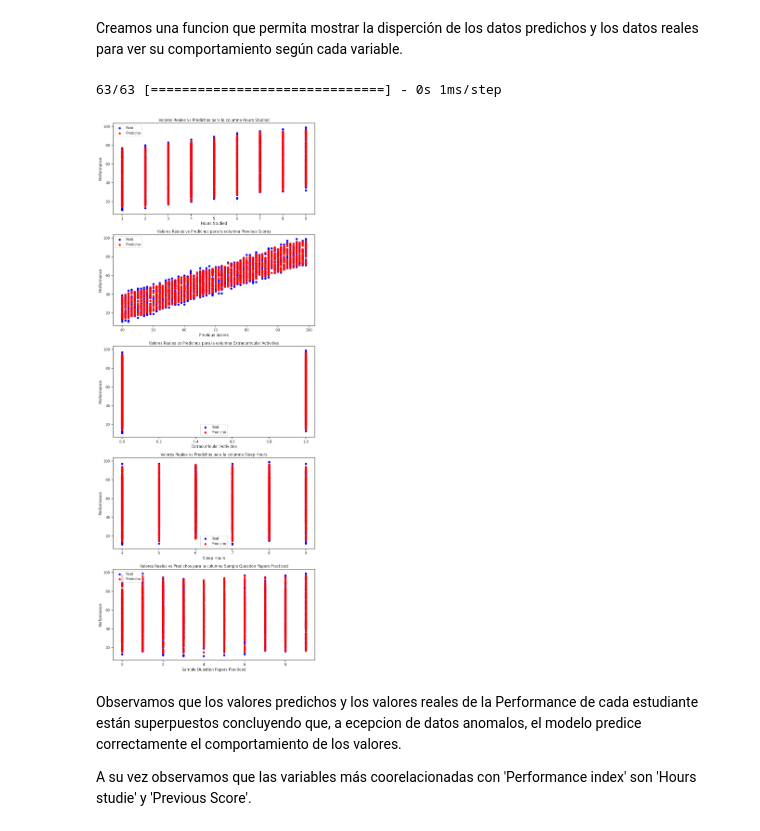
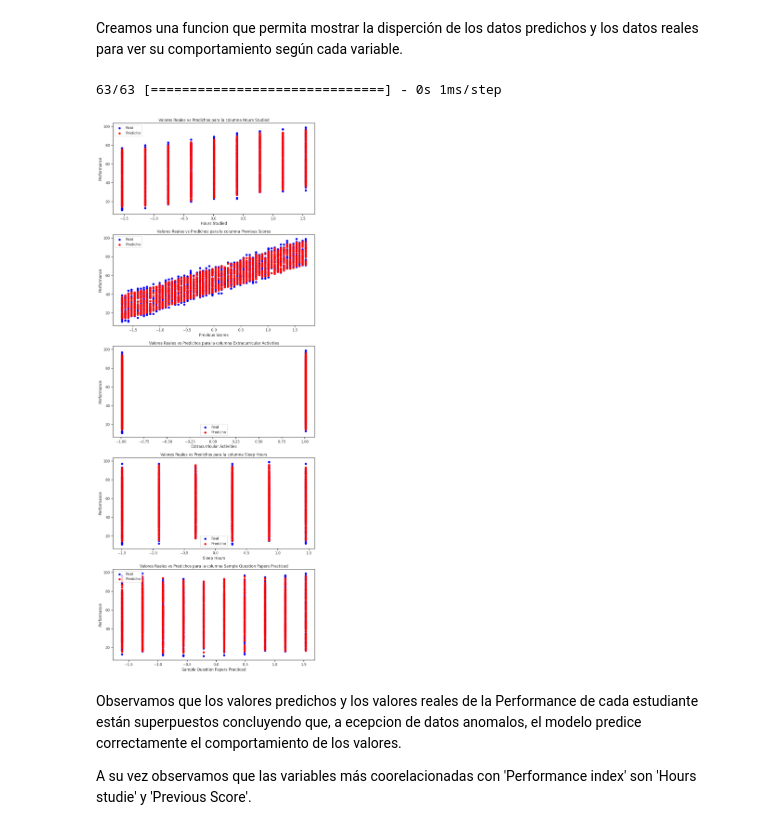
Before and after one commit to tomasnavarr0/TP1-AA2-Navarro---Rovere---Sanchez, a Jupyter notebook: Problema_1.ipynb, the cells around one changed output. Cells and saved outputs as stored; diff of their text form; code cells hidden in the pictures.

Commit message:
Actualizacion_Problema_1

```diff
--- a/Problema_1.ipynb
+++ b/Problema_1.ipynb
@@ -219,13 +219,13 @@ Segmentamos los datos y generamos dos escaladores para luego obtener los valores
 X = df.drop('Performance Index', axis=1)
 y = df['Performance Index']
 
-scaler_X = StandardScaler()
-
-X_scaler = scaler_X.fit_transform(X)
-
-X_train, X_test, y_train, y_test = train_test_split(X_scaler, y,
+X_train, X_test, y_train, y_test = train_test_split(X, y,
                                                     test_size=0.2,
                                                     random_state=42)
+
+scaler_X = StandardScaler()
+X_train_scaled = scaler_X.fit_transform(X_train)
+X_test_scaled = scaler_X.transform(X_test)
 # %% [markdown]
 #Modelo predictor
 # %% [markdown]
@@ -253,11 +253,11 @@ model.compile(optimizer=optimizer, loss=loss, metrics=metrics)
 
 callback = EarlyStopping(monitor='val_loss', patience=10)
 
-history = model.fit(x=X_train, y=y_train,
-          epochs=200, batch_size=32,
-          validation_split=0.2,
-          callbacks=callback,
-          verbose=False)
+history = model.fit(x=X_train_scaled, y=y_train,
+          epochs = 200, batch_size = 32,
+          validation_split = 0.2,
+          callbacks = callback,
+          verbose = False)
 # %% [markdown]
 Observamos el comportamiento del modelo durante el entrenamiento.
 # %%
@@ -391,10 +389,7 @@ Podemos ver en la tabla los errores en las 20 primeras predicciones de los datos
 # %% [markdown]
 Creamos una funcion que permita mostrar la disperción de los datos predichos y los datos reales para ver su comportamiento según cada variable.
 # %%
-def plot_prediction_vs_actual(model, scaler, X_test, y_test, columns):
-  # Normalizar los valores de X_test
-  X_test_normalized = scaler.inverse_transform(X_test)
-
+def plot_prediction_vs_actual(model, X_test, y_test, columns):
   # Obtener las predicciones del modelo
   predictions = model.predict(X_test).flatten()
 
@@ -406,8 +401,8 @@ def plot_prediction_vs_actual(model, scaler, X_test, y_test, columns):
   for i, column in enumerate(columns):
     # Graficar los puntos reales vs predichos
     ax = axes[i]
-    ax.scatter(X_test_normalized[:, i], y_test, color='blue', label='Real')
-    ax.scatter(X_test_normalized[:, i], predictions, color='red', label='Predicho')
+    ax.scatter(X_test[:, i], y_test, color='blue', label='Real')
+    ax.scatter(X_test[:, i], predictions, color='red', label='Predicho')
     ax.set_xlabel(column)
     ax.set_ylabel('Performance')
     ax.legend()
@@ -416,10 +411,10 @@ def plot_prediction_vs_actual(model, scaler, X_test, y_test, columns):
   plt.tight_layout()
   plt.show()
 # %%
-plot_prediction_vs_actual(model, scaler_X, X_test, y_test, columns)
+plot_prediction_vs_actual(model, X_test_scaled, y_test, columns)
 # %% [output]
 63/63 [==============================] - 0s 1ms/step
-[figure, old version]
+[figure, new version]
 # %% [markdown]
 Observamos que los valores predichos y los valores reales de la Performance de cada estudiante están superpuestos concluyendo que, a ecepcion de datos anomalos, el modelo predice correctamente el comportamiento de los valores.
 
```
Also changed, not shown: parts of 7 cells of this notebook.
